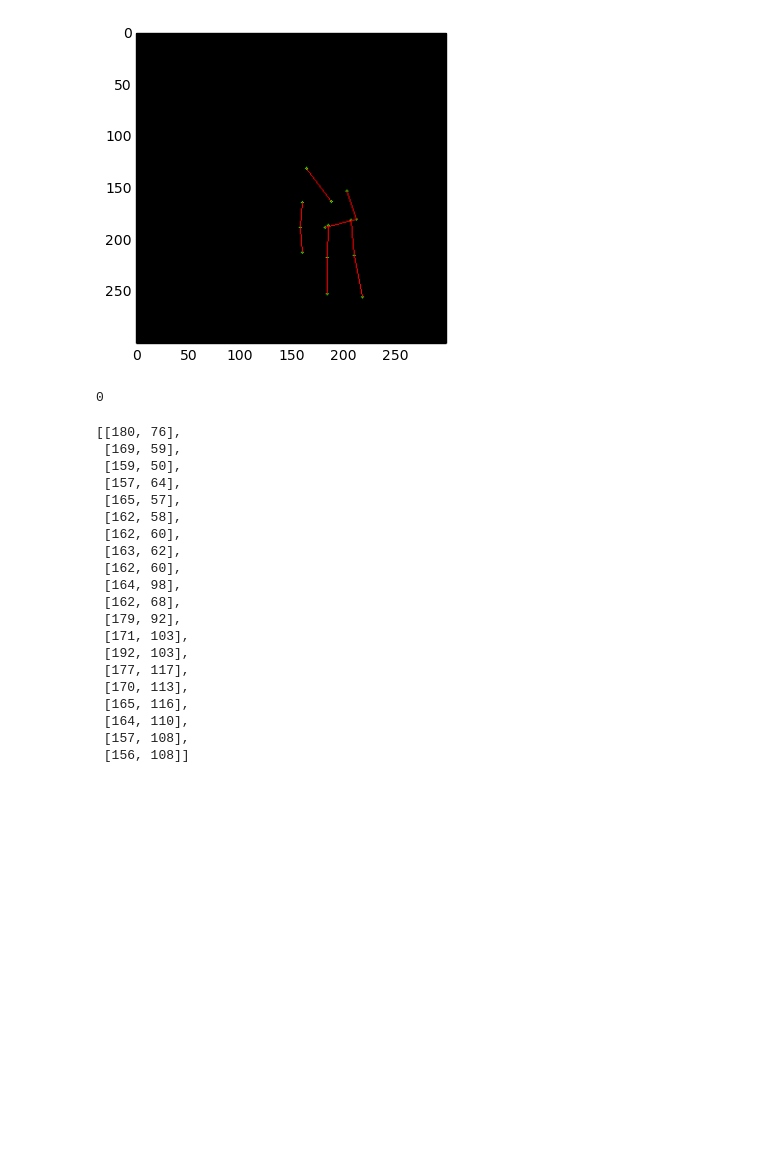
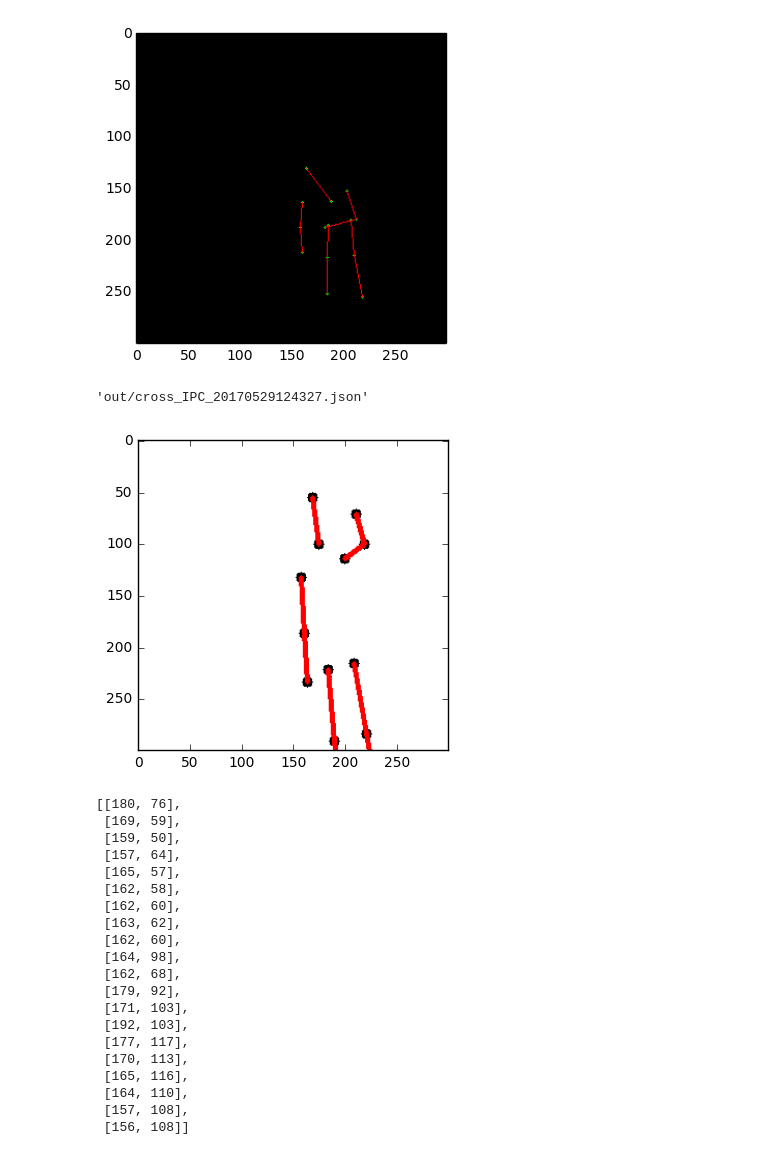
Before and after one commit to gengshan-y/dyn_pose, a Jupyter notebook: display.ipynb, the cells around one changed output. Drawn from its saved outputs; the diff is of its cells as text; code cells hidden in the pictures; blank space fills up the shorter version.

```diff
--- a/display.ipynb
+++ b/display.ipynb
@@ -102,10 +71,14 @@ circle_IPC_20170529125531
 circle_IPC_20170529125531
 circle_IPC_20170529125531
 [figure]
-# %%
-i
-# %% [output]
-0
+# %%
+trainY[50]
+# %% [output]
+'out/cross_IPC_20170529124327.json'
+# %%
+pose2Img2(trainX[0][0],0,'a')
+# %% [output]
+[figure, added]
 # %%
 def pose2Img2(framePose, it, name):
     pairRef = [1, 2, 3, 4, 4, 5, 6, 7, 7, 8, 9, 10, 10, 11, 12, 13, 13, 14]
```
Also changed, not shown: parts of 5 cells of this notebook, 6 other files.
